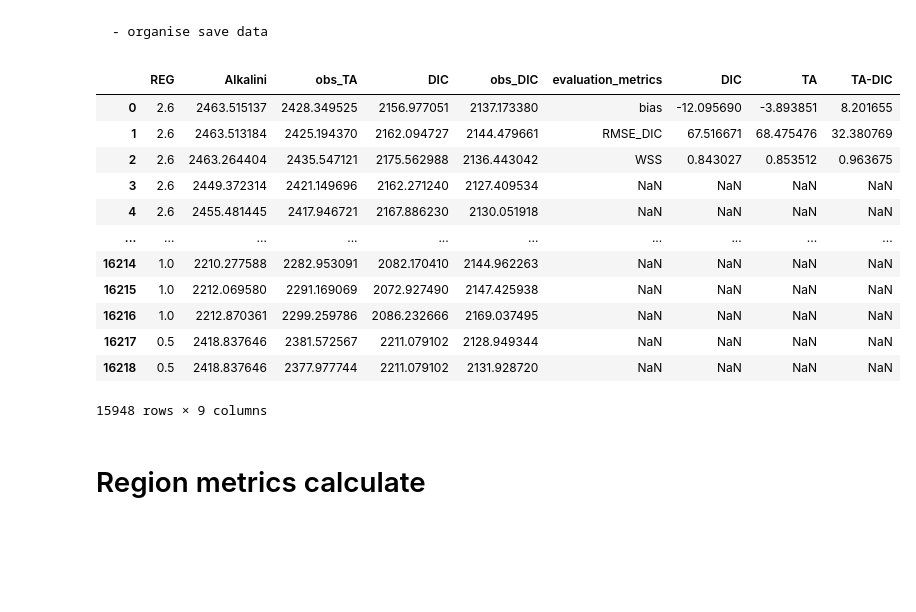
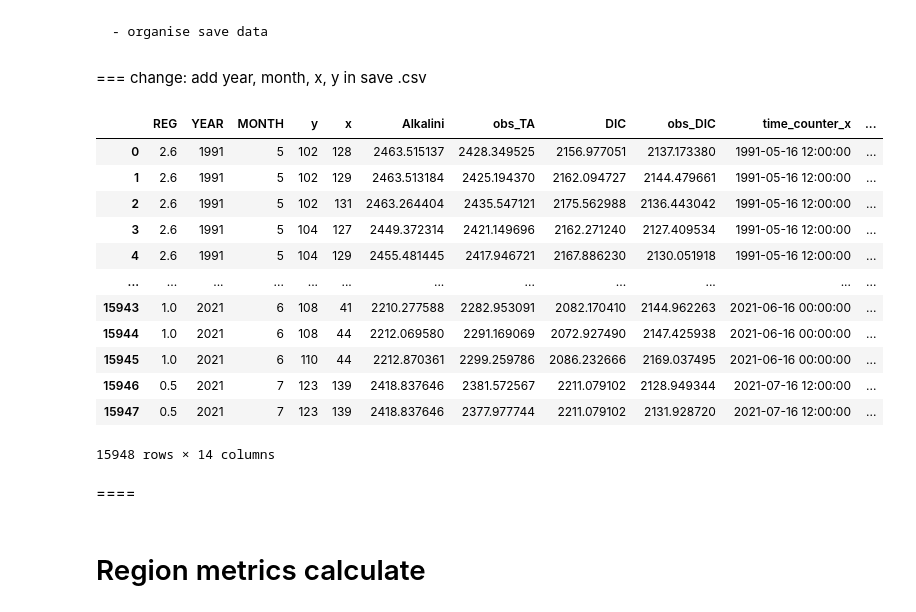
Before and after one commit to biu23/Model_Evaluation, a Jupyter notebook: single_model_obs/model_evaluation.ipynb, the cells around one changed output. Drawn from its saved outputs; the diff is of its cells as text; code cells hidden in the pictures; blank space fills up the shorter version.

Commit message:
'global save .csv add year, month, x and y

```diff
--- a/single_model_obs/model_evaluation.ipynb
+++ b/single_model_obs/model_evaluation.ipynb
@@ -609,30 +609,42 @@ result_global
 | 2 | WSS | 0.843027 | 0.853512 | 0.963675 |
 # %% [markdown]
     - organise save data
+# %% [markdown]
+=== change: add year, month, x, y in save .csv
 # %%
-data_global = pd.concat([all_TA_nonan, all_DIC_nonan], axis=1)
-data_global = data_global.iloc[:, :-2]
-data_global = data_global.loc[:, ['REG','Alkalini','obs_TA','DIC','obs_DIC']]
-savedata0_global = pd.concat([data_global, result_global], axis=1)
+sdat_merge = pd.merge(tdat_MOD_DIC, tdat_OBS, on=['YEAR', 'MONTH', 'y', 'x'])
+sdat_merge = sdat_merge.dropna()
+sdat_merge =  pd.merge(tdat_MOD_TA, sdat_merge, on=['YEAR', 'MONTH', 'y', 'x'])
+sdat_merge = sdat_merge.dropna()
+sdat_merge['DIC'] = sdat_merge['DIC']*1e6
+sdat_merge['Alkalini'] = sdat_merge['Alkalini']*1e6
+
+sdat_merge = sdat_merge.loc[:, ['REG','YEAR','MONTH','y','x','Alkalini','obs_TA','DIC','obs_DIC','time_counter_x']]
+
+# sdat_merge
+
+savedata0_global = pd.concat([sdat_merge, result_global], axis=1)
 
 csv_file_path = os.path.join(directory_path, f'{yrst}-{yrend}_{modlist}_bias_RMSE_WSS_mean_umolL_global.csv')
 savedata0_global.to_csv(csv_file_path, index=False)
 
 savedata0_global
 # %% [output]
-|  | REG | Alkalini | obs_TA | DIC | obs_DIC | evaluation_metrics | DIC | TA | TA-DIC |
-| 0 | 2.6 | 2463.515137 | 2428.349525 | 2156.977051 | 2137.173380 | bias | -12.095690 | -3.893851 | 8.201655 |
-| 1 | 2.6 | 2463.513184 | 2425.194370 | 2162.094727 | 2144.479661 | RMSE_DIC | 67.516671 | 68.475476 | 32.380769 |
-| 2 | 2.6 | 2463.264404 | 2435.547121 | 2175.562988 | 2136.443042 | WSS | 0.843027 | 0.853512 | 0.963675 |
-| 3 | 2.6 | 2449.372314 | 2421.149696 | 2162.271240 | 2127.409534 | NaN | NaN | NaN | NaN |
-| 4 | 2.6 | 2455.481445 | 2417.946721 | 2167.886230 | 2130.051918 | NaN | NaN | NaN | NaN |
-| ... | ... | ... | ... | ... | ... | ... | ... | ... | ... |
-| 16214 | 1.0 | 2210.277588 | 2282.953091 | 2082.170410 | 2144.962263 | NaN | NaN | NaN | NaN |
-| 16215 | 1.0 | 2212.069580 | 2291.169069 | 2072.927490 | 2147.425938 | NaN | NaN | NaN | NaN |
-| 16216 | 1.0 | 2212.870361 | 2299.259786 | 2086.232666 | 2169.037495 | NaN | NaN | NaN | NaN |
-| 16217 | 0.5 | 2418.837646 | 2381.572567 | 2211.079102 | 2128.949344 | NaN | NaN | NaN | NaN |
-| 16218 | 0.5 | 2418.837646 | 2377.977744 | 2211.079102 | 2131.928720 | NaN | NaN | NaN | NaN |
+|  | REG | YEAR | MONTH | y | x | Alkalini | obs_TA | DIC | obs_DIC | time_counter_x | ... |
+| 0 | 2.6 | 1991 | 5 | 102 | 128 | 2463.515137 | 2428.349525 | 2156.977051 | 2137.173380 | 1991-05-16 12:00:00 | ... |
+| 1 | 2.6 | 1991 | 5 | 102 | 129 | 2463.513184 | 2425.194370 | 2162.094727 | 2144.479661 | 1991-05-16 12:00:00 | ... |
+| 2 | 2.6 | 1991 | 5 | 102 | 131 | 2463.264404 | 2435.547121 | 2175.562988 | 2136.443042 | 1991-05-16 12:00:00 | ... |
+| 3 | 2.6 | 1991 | 5 | 104 | 127 | 2449.372314 | 2421.149696 | 2162.271240 | 2127.409534 | 1991-05-16 12:00:00 | ... |
+| 4 | 2.6 | 1991 | 5 | 104 | 129 | 2455.481445 | 2417.946721 | 2167.886230 | 2130.051918 | 1991-05-16 12:00:00 | ... |
+| ... | ... | ... | ... | ... | ... | ... | ... | ... | ... | ... | ... |
+| 15943 | 1.0 | 2021 | 6 | 108 | 41 | 2210.277588 | 2282.953091 | 2082.170410 | 2144.962263 | 2021-06-16 00:00:00 | ... |
+| 15944 | 1.0 | 2021 | 6 | 108 | 44 | 2212.069580 | 2291.169069 | 2072.927490 | 2147.425938 | 2021-06-16 00:00:00 | ... |
+| 15945 | 1.0 | 2021 | 6 | 110 | 44 | 2212.870361 | 2299.259786 | 2086.232666 | 2169.037495 | 2021-06-16 00:00:00 | ... |
+| 15946 | 0.5 | 2021 | 7 | 123 | 139 | 2418.837646 | 2381.572567 | 2211.079102 | 2128.949344 | 2021-07-16 12:00:00 | ... |
+| 15947 | 0.5 | 2021 | 7 | 123 | 139 | 2418.837646 | 2377.977744 | 2211.079102 | 2131.928720 | 2021-07-16 12:00:00 | ... |
-15948 rows × 9 columns
+15948 rows × 14 columns
+# %% [markdown]
+====
 # %% [markdown]
 # Region metrics calculate
 # %%
```
Also changed, not shown: 1 other file.
